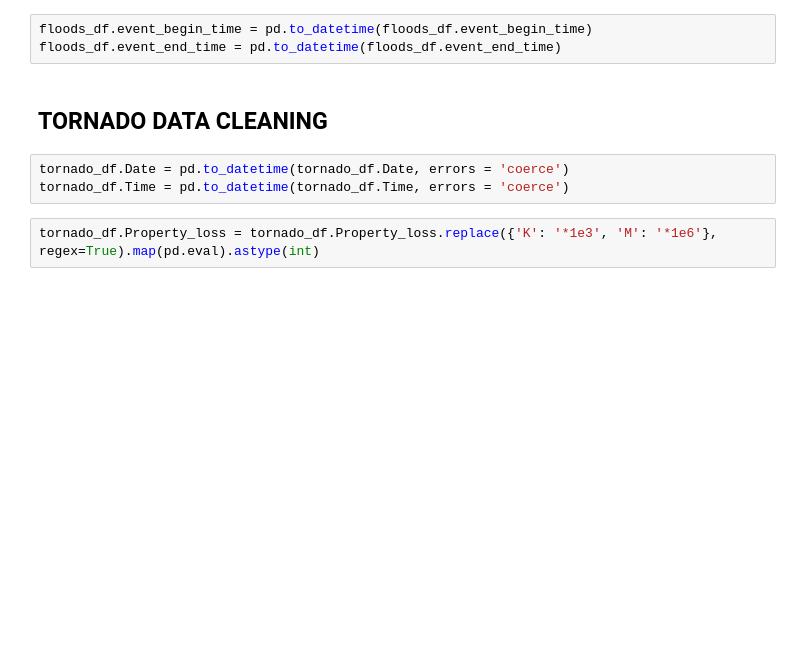
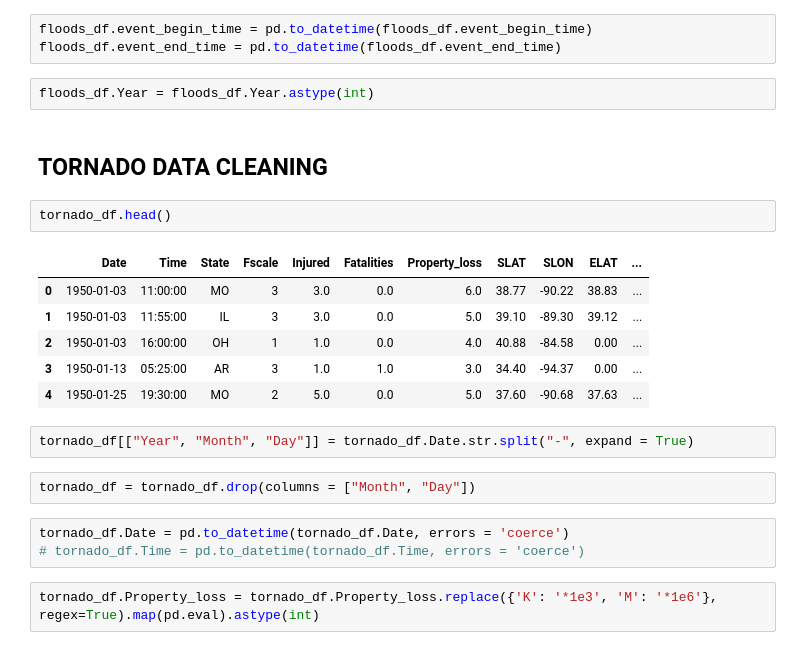
Before and after one commit to jmuthondu/Project-2-Natural-Disasters, a Jupyter notebook: data/notebooks/mongo_db.ipynb, the cells around one changed output. Saved outputs shown, nothing was run; the diff lists cells and outputs as text; blank space fills up the shorter version.

```diff
--- a/data/notebooks/mongo_db.ipynb
+++ b/data/notebooks/mongo_db.ipynb
@@ -100,11 +135,26 @@ floods_df = floods_df.drop(columns = ["Start_Date", "End_Time", "End_Date","End_
 # %%
 floods_df.event_begin_time = pd.to_datetime(floods_df.event_begin_time)
 floods_df.event_end_time = pd.to_datetime(floods_df.event_end_time)
+# %%
+floods_df.Year = floods_df.Year.astype(int)
 # %% [markdown]
 ## TORNADO DATA CLEANING
+# %%
+tornado_df.head()
+# %% [output]
+|  | Date | Time | State | Fscale | Injured | Fatalities | Property_loss | SLAT | SLON | ELAT | ... |
+| 0 | 1950-01-03 | 11:00:00 | MO | 3 | 3.0 | 0.0 | 6.0 | 38.77 | -90.22 | 38.83 | ... |
+| 1 | 1950-01-03 | 11:55:00 | IL | 3 | 3.0 | 0.0 | 5.0 | 39.10 | -89.30 | 39.12 | ... |
+| 2 | 1950-01-03 | 16:00:00 | OH | 1 | 1.0 | 0.0 | 4.0 | 40.88 | -84.58 | 0.00 | ... |
+| 3 | 1950-01-13 | 05:25:00 | AR | 3 | 1.0 | 1.0 | 3.0 | 34.40 | -94.37 | 0.00 | ... |
+| 4 | 1950-01-25 | 19:30:00 | MO | 2 | 5.0 | 0.0 | 5.0 | 37.60 | -90.68 | 37.63 | ... |
+# %%
+tornado_df[["Year", "Month", "Day"]] = tornado_df.Date.str.split("-", expand = True)
+# %%
+tornado_df = tornado_df.drop(columns = ["Month", "Day"])
 # %%
 tornado_df.Date = pd.to_datetime(tornado_df.Date, errors = 'coerce')
-tornado_df.Time = pd.to_datetime(tornado_df.Time, errors = 'coerce')
+# tornado_df.Time = pd.to_datetime(tornado_df.Time, errors = 'coerce')
 # %%
 tornado_df.Property_loss = tornado_df.Property_loss.replace({'K': '*1e3', 'M': '*1e6'}, regex=True).map(pd.eval).astype(int)
 # %%
```
Also changed, not shown: parts of 15 cells of this notebook, 1 other file.
